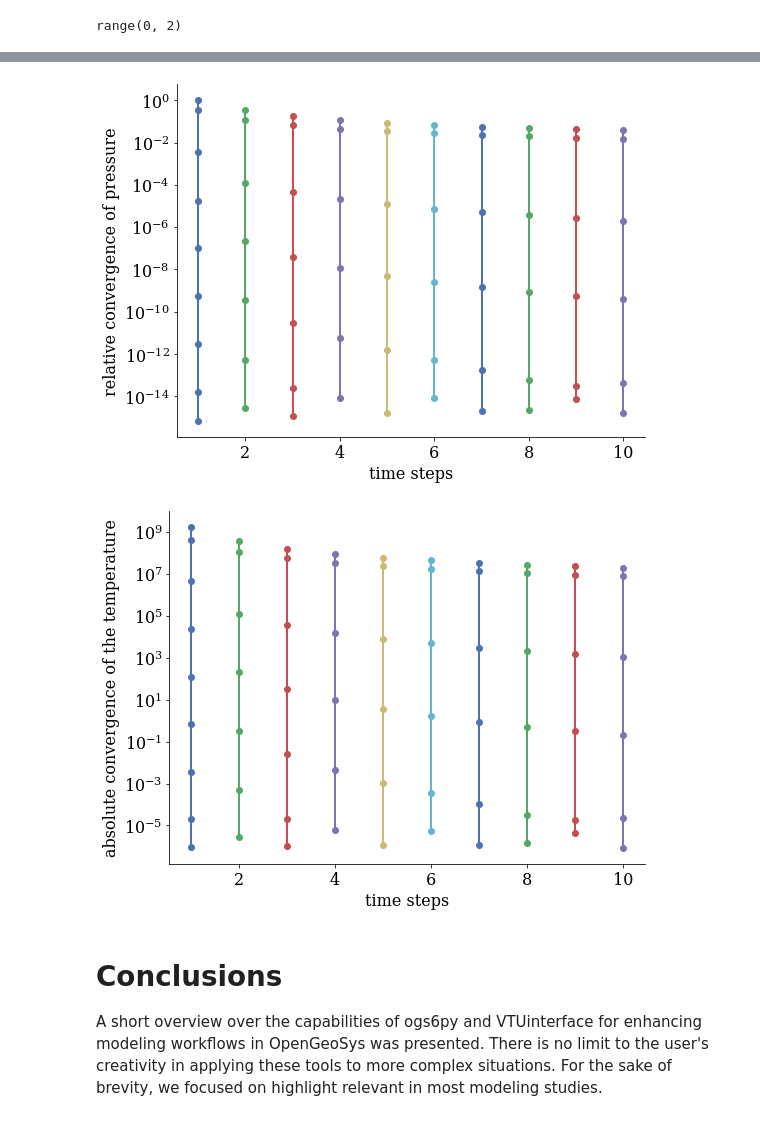
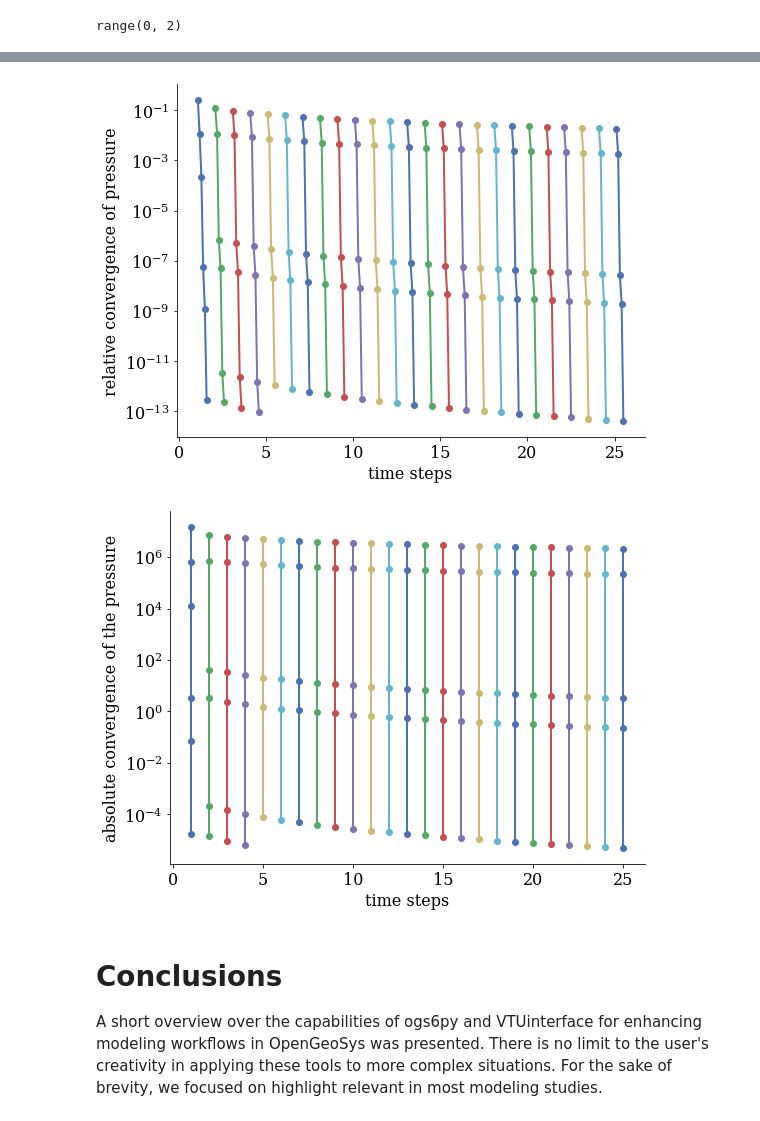
Before and after one commit to joergbuchwald/ogs6py, a Jupyter notebook: paper/paper_ogs6py_vtuio.ipynb, the cells around one changed output, grey strips where cells are left out. Cells and saved outputs as stored; diff of their text form; code cells hidden in the pictures.

```diff
--- a/paper/paper_ogs6py_vtuio.ipynb
+++ b/paper/paper_ogs6py_vtuio.ipynb
@@ -341,5 +341,5 @@ plt.tight_layout();
 # %%
-out_df = model.parse_out("THM.log")
+out_df = model.parse_out("heating.log")
 # %%
 #out_df["iterations_abs"] = out_df["time_step/number"]*out_df["time_step/iteration/number"]
 # %%
@@ -364,12 +363,12 @@ out_df_new[out_df_new["time_step/number"]==2]
 # %%
 for i in range(25):
-    plt.plot(out_df_new[out_df_new["time_step/number"]==i+1]["time_step/number"],out_df_new[out_df_new["time_step/number"]==i+1]["time_step/iteration/component_convergence/dx_relative"],'-o')
+    plt.plot(out_df_new[out_df_new["time_step/number"]==i+1]["time_step/number"]+0.1*out_df_new[out_df_new["time_step/number"]==i+1]["time_step/iteration/number"],out_df_new[out_df_new["time_step/number"]==i+1]["time_step/iteration/component_convergence/dx_relative"],'-o')
 plt.xlabel("time steps")
 plt.ylabel("relative convergence of pressure")
 plt.yscale('log')
 plt.tight_layout();
 # %% [output]
-[figure, old version]
+[figure, new version]
 # %%
 for i in range(25):
     plt.plot(out_df_new[out_df_new["time_step/number"]==i+1]["time_step/number"],out_df_new[out_df_new["time_step/number"]==i+1]["time_step/iteration/component_convergence/dx"],'-o')
@@ -378,7 +377,7 @@ plt.ylabel("absolute convergence of the pressure")
 plt.yscale('log')
 plt.tight_layout();
 # %% [output]
-[figure, old version]
+[figure, new version]
 # %% [markdown]
 # Conclusions
 
```
Also changed, not shown: parts of 2 cells of this notebook, 2 other files.
